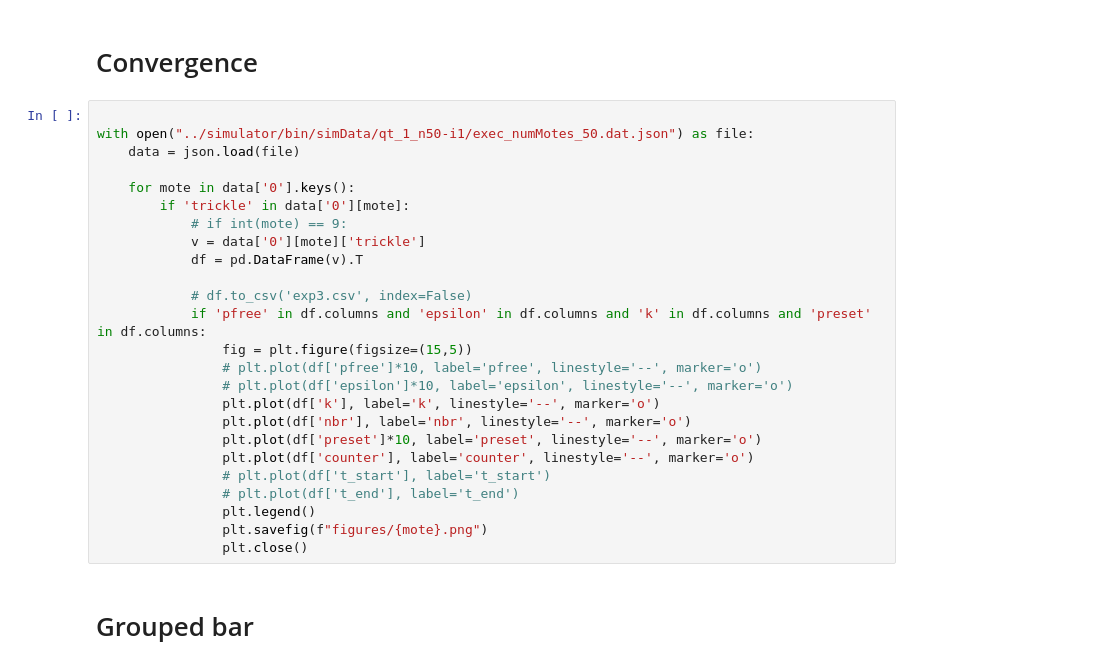
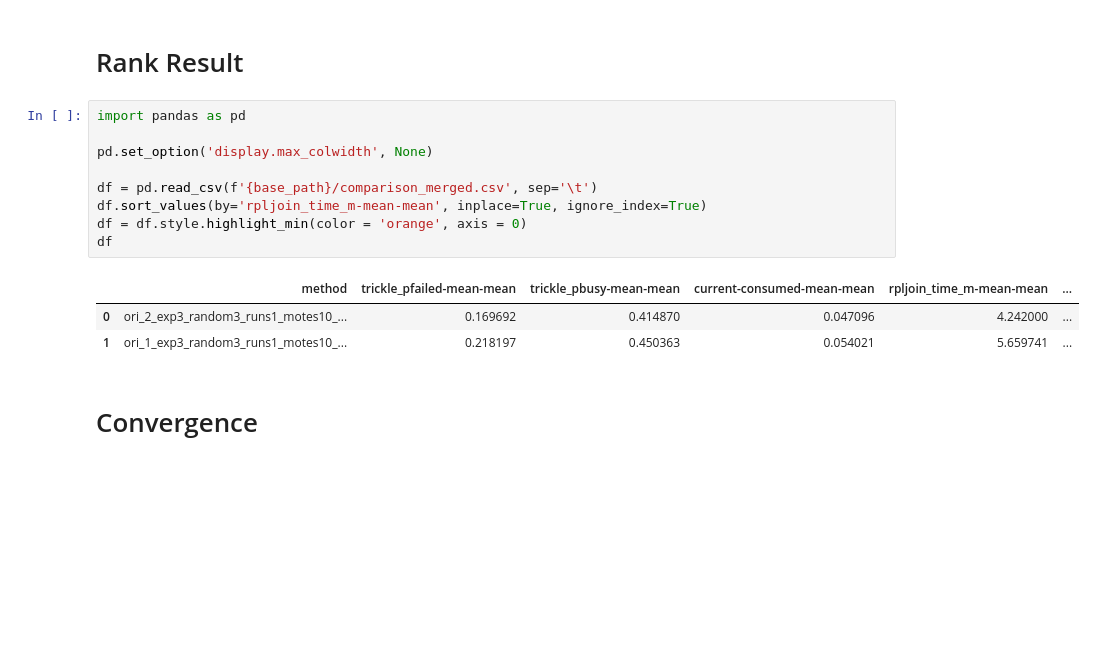
Before and after one commit to FXKevinK/iotlab-ed, a Jupyter notebook: notebook/used_test.ipynb, the cells around one changed output. Cells and saved outputs as stored; diff of their text form; blank space fills up the shorter version.

```diff
--- a/notebook/used_test.ipynb
+++ b/notebook/used_test.ipynb
@@ -5,29 +24,17 @@ import pandas as pd
+# %% [markdown]
+# Rank Result
+# %%
+import pandas as pd
+
+pd.set_option('display.max_colwidth', None)
+
+df = pd.read_csv(f'{base_path}/comparison_merged.csv', sep='\t')
+df.sort_values(by='rpljoin_time_m-mean-mean', inplace=True, ignore_index=True)
+df = df.style.highlight_min(color = 'orange', axis = 0)
+df
+# %% [output]
+|  | method | trickle_pfailed-mean-mean | trickle_pbusy-mean-mean | current-consumed-mean-mean | rpljoin_time_m-mean-mean | ... |
+| 0 | ori_2_exp3_random3_runs1_motes10_... | 0.169692 | 0.414870 | 0.047096 | 4.242000 | ... |
+| 1 | ori_1_exp3_random3_runs1_motes10_... | 0.218197 | 0.450363 | 0.054021 | 5.659741 | ... |
 # %% [markdown]
 # Convergence
-# %%
-
-with open("../simulator/bin/simData/qt_1_n50-i1/exec_numMotes_50.dat.json") as file:
-    data = json.load(file)
-
-    for mote in data['0'].keys():
-        if 'trickle' in data['0'][mote]:
-            # if int(mote) == 9:
-            v = data['0'][mote]['trickle']
-            df = pd.DataFrame(v).T
-
-            # df.to_csv('exp3.csv', index=False)
-            if 'pfree' in df.columns and 'epsilon' in df.columns and 'k' in df.columns and 'preset' in df.columns:
-                fig = plt.figure(figsize=(15,5))
-                # plt.plot(df['pfree']*10, label='pfree', linestyle='--', marker='o')
-                # plt.plot(df['epsilon']*10, label='epsilon', linestyle='--', marker='o')
-                plt.plot(df['k'], label='k', linestyle='--', marker='o')
-                plt.plot(df['nbr'], label='nbr', linestyle='--', marker='o')
-                plt.plot(df['preset']*10, label='preset', linestyle='--', marker='o')
-                plt.plot(df['counter'], label='counter', linestyle='--', marker='o')
-                # plt.plot(df['t_start'], label='t_start')
-                # plt.plot(df['t_end'], label='t_end')
-                plt.legend()
-                plt.savefig(f"figures/{mote}.png")
-                plt.close()
-# %% [markdown]
-# Grouped bar
```
Also changed, not shown: parts of 15 cells of this notebook, 33 other files.
